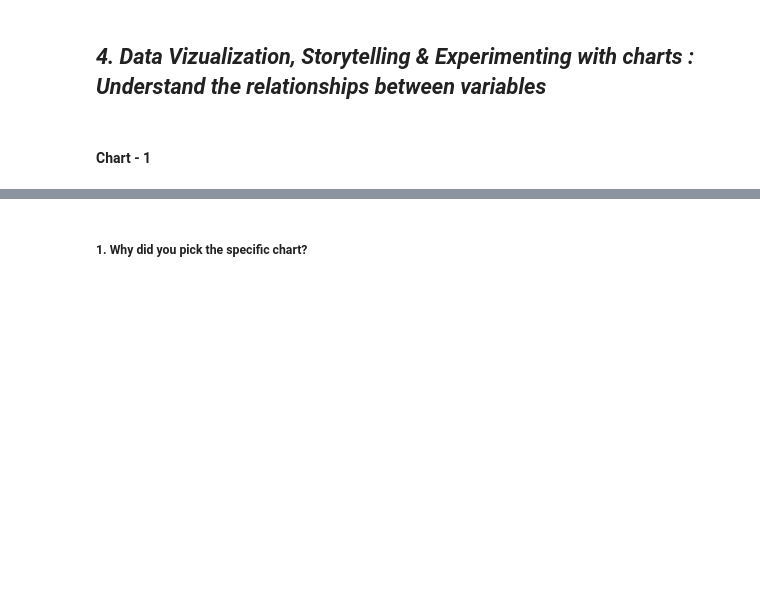
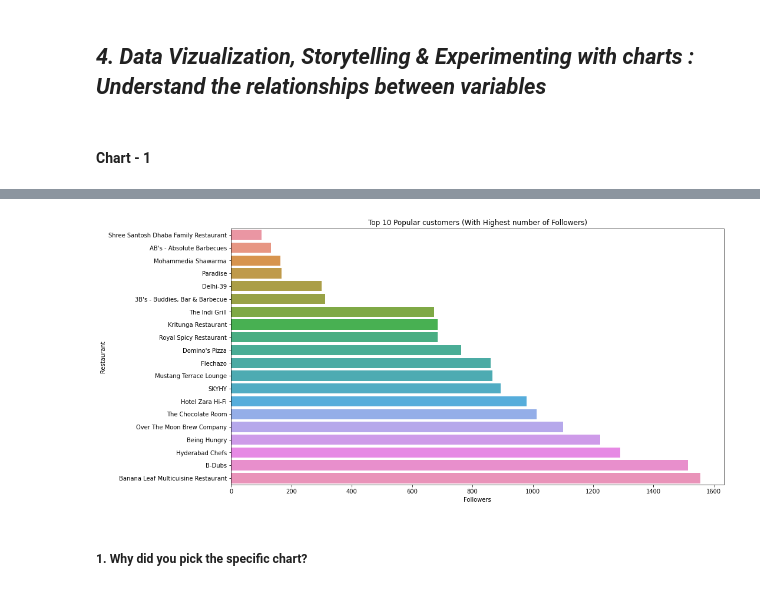
Before and after one commit to v1git12/Capstone-Project-4-Zomato-Restraurant-Clustering-And-Sentiment-Analysis, a Jupyter notebook: Zomato_Restaurant_Clustering_&_Sentiment_Analysis.ipynb, the cells around one changed output, grey strips where cells are left out. Drawn from its saved outputs; the diff is of its cells as text; code cells hidden in the pictures; blank space fills up the shorter version.

```diff
--- a/Zomato_Restaurant_Clustering_&_Sentiment_Analysis.ipynb
+++ b/Zomato_Restaurant_Clustering_&_Sentiment_Analysis.ipynb
@@ -342,0 +754,5 @@ dtype: int64
+# %%
+#Top 20 Popular Restaurant (With Highest number of followers)
+popular_restaurant_by_followers = reviews_df.loc[reviews_df.groupby('Restaurant')['Followers'].idxmax()]
+popular_restaurant_by_followers_sorted = popular_restaurant_by_followers.sort_values(by=['Followers'], ascending=False)
+popular_restaurant_by_followers_sorted[['Restaurant','Followers']][:20]
@@ -353,3 +845,15 @@ Answer Here.
+# %%
+# Top 20 Popular Restaurant (With Highest number of followers)
+# popular_restaurant_by_followers = reviews_df.loc[reviews_df.groupby('Restaurant')['Followers'].idxmax()]
+# popular_restaurant_by_followers_sorted = popular_restaurant_by_followers.sort_values(by=['Followers'], ascending=False)
+# popular_restaurant_by_followers_sorted[['Restaurant','Followers']][:20]
+
+plt.figure(figsize=(15,8))
+sns.barplot(data = popular_restaurant_by_followers.sort_values(by=['Followers'])[:20], x = 'Followers', y = 'Restaurant')
+plt.title('Top 10 Popular customers (With Highest number of Followers)')
+plt.show()
+# %% [output]
+[figure, added]
 # %% [markdown]
 ##### 1. Why did you pick the specific chart?
 # %% [markdown]
```
Also changed, not shown: parts of 53 cells of this notebook.
